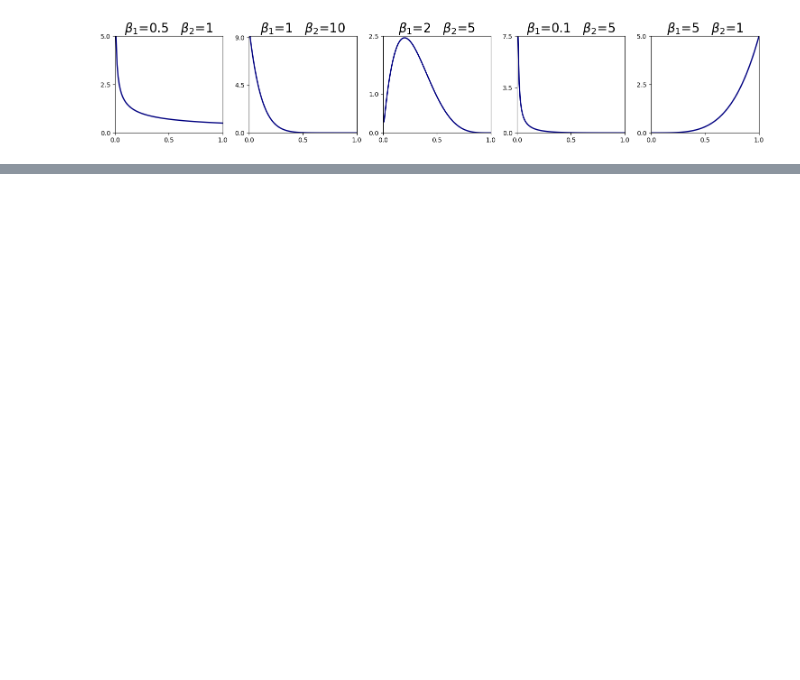
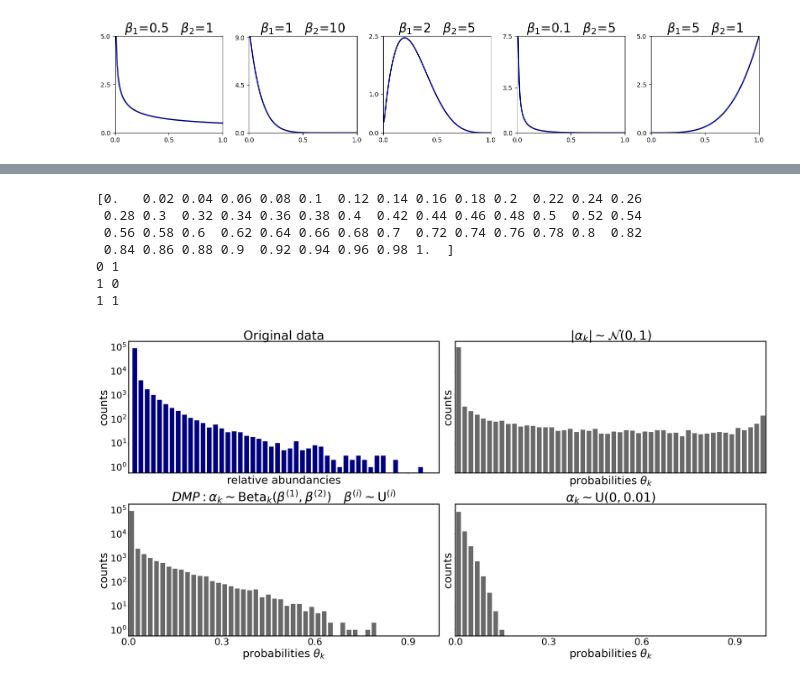
Before and after one commit to LenMetz/TabPFN-medical, a Jupyter notebook: prior_dev.ipynb, the cells around one changed output, grey strips where cells are left out. Drawn from its saved outputs; the diff is of its cells as text; code cells hidden in the pictures; blank space fills up the shorter version.

```diff
--- a/prior_dev.ipynb
+++ b/prior_dev.ipynb
@@ -217,11 +241,11 @@ class MicroDL(DataLoader):
         return 100
 
     def get_perm(self):
-        indices = np.random.permutation(self.data.shape[0])[:5000]
+        indices = np.random.permutation(self.data.shape[0])[:1000]
         return (None, np.expand_dims(self.data[indices], axis=1), np.expand_dims(self.labels[indices],axis=1)), None, None
 
     def __iter__(self):
-        indices = np.random.permutation(self.data.shape[0])[:5000]
+        indices = np.random.permutation(self.data.shape[0])[:1000]
         return iter(self.get_perm() for _ in range(100))
 path = "datasets/data_all.csv"
 dl1 = MicroDL(path)
@@ -416,0 +467,60 @@ fig.savefig("results/beta.eps")
+# %%
+
+x1,labels = get_sample(dl1)
+#x1 = top_anova(x1[:,0,:],labels)
+bins = np.linspace(0,1,51)#100#np.geomspace(1e-10,1e-1,50)
+print(bins)
+fig, ax = plt.subplots(2, 2, figsize=(30,15),sharex=True, sharey=True)
+ax[0,0].set_title("Original data", fontsize=40)
+ax[0,0].hist(torch.flatten(torch.tensor(x1)),bins=bins, rwidth=0.75,align="right", density=False,color="navy")
+ax[0,0].set_yscale('log')
+ax[0,0].set_xlim(0,1)
+ax[0,0].set_ylabel("counts", fontsize=35)
+ax[0,0].set_xlabel("relative abundancies", fontsize=35)
+ax[0,0].set_xticks([0,0.3,0.6,0.9])#10**(np.arange(6)))
+ax[0,0].set_yticks([])#10**(np.arange(6)))
+ax[0,0].tick_params(axis='both', which='major', labelsize=30)
+for axis in ['top','bottom','left','right']:
+    ax[0,0].spines[axis].set_linewidth(3)
+#ax[0].tick_params(axis='both', which='minor', labelsize=8)
+values = []
+b1 = np.random.uniform(0.025,0.5,100)
+b2 = np.random.uniform(3,10,100)
+alphabeta = np.random.beta(b1,b2)
+alpha3 = np.abs(np.random.normal(0,1,size=100))#np.random.rand(100)*1e-1
+alpha4 = np.ones(100)*1e-3#np.random.gamma(0.1,1,size=100)#np.abs(np.random.normal(0,0.25,size=100))#np.random.rand(100)*1e-2
+alpha2 = np.random.rand(100)*0.01
+alphas = [alpha2, alphabeta, alpha3, alpha4]
+names = ["Original data", r"$|\alpha_k| \sim \mathcal{N}(0,1)$", r"$DMP: \alpha_k \sim \mathrm{Beta}_k(\beta^{(1)},\beta^{(2)})\quad \beta^{(i)}\sim\mathrm{U}^{(i)}$", r"$\alpha_k \sim \mathrm{U}(0,0.01)$"]
+for i in range(1,4):
+    #alpha = np.random.rand(100)*10**(2-i)
+    #alpha = np.ones(100)*10**(2-i)
+    alpha = alphas[i-1]
+    print(i//2,i%2)
+    thetas = np.random.dirichlet(alpha, size=1000)
+
+    ax[i//2,i%2].set_xlabel(r"probabilities $\theta_k$", fontsize=35)
+    ax[i//2,i%2].set_ylabel("counts", fontsize=35)
+    ax[i//2,i%2].set_title(names[i], fontsize=40)
+    #ax[i//2,i%2].hist(torch.flatten(torch.tensor(thetas)),bins=bins, rwidth=0.75,align="mid", histtype="step", density=False,color="black")
+    ax[i//2,i%2].hist(torch.flatten(torch.tensor(thetas)),bins=bins, rwidth=0.75,align="mid", histtype="bar", density=False,color="dimgrey")
+    ax[i//2,i%2].set_xlim(0,1)
+
+    for axis in ['top','bottom','left','right']:
+        ax[i//2,i%2].spines[axis].set_linewidth(3)
+    ax[i//2,i%2].tick_params(axis='both', which='major', labelsize=30)
+    ax[i//2,i%2].set_yscale('log')
+    #ax[i].set_yticks([], major=False, minor=False)#10**(np.arange(6)))
+#fig.suptitle(r"Abundancies in dataset compared to various sampling methods for $\boldsymbol{\alpha}$", fontsize=15)
+fig.tight_layout()
+plt.show()
+fig.savefig("results/betacompare.eps")
+# %% [output]
+[0.   0.02 0.04 0.06 0.08 0.1  0.12 0.14 0.16 0.18 0.2  0.22 0.24 0.26
+ 0.28 0.3  0.32 0.34 0.36 0.38 0.4  0.42 0.44 0.46 0.48 0.5  0.52 0.54
+ 0.56 0.58 0.6  0.62 0.64 0.66 0.68 0.7  0.72 0.74 0.76 0.78 0.8  0.82
+ 0.84 0.86 0.88 0.9  0.92 0.94 0.96 0.98 1.  ]
+0 1
+1 0
+1 1
+[figure, added]
```
Also changed, not shown: parts of 5 cells of this notebook, 56 other files.
